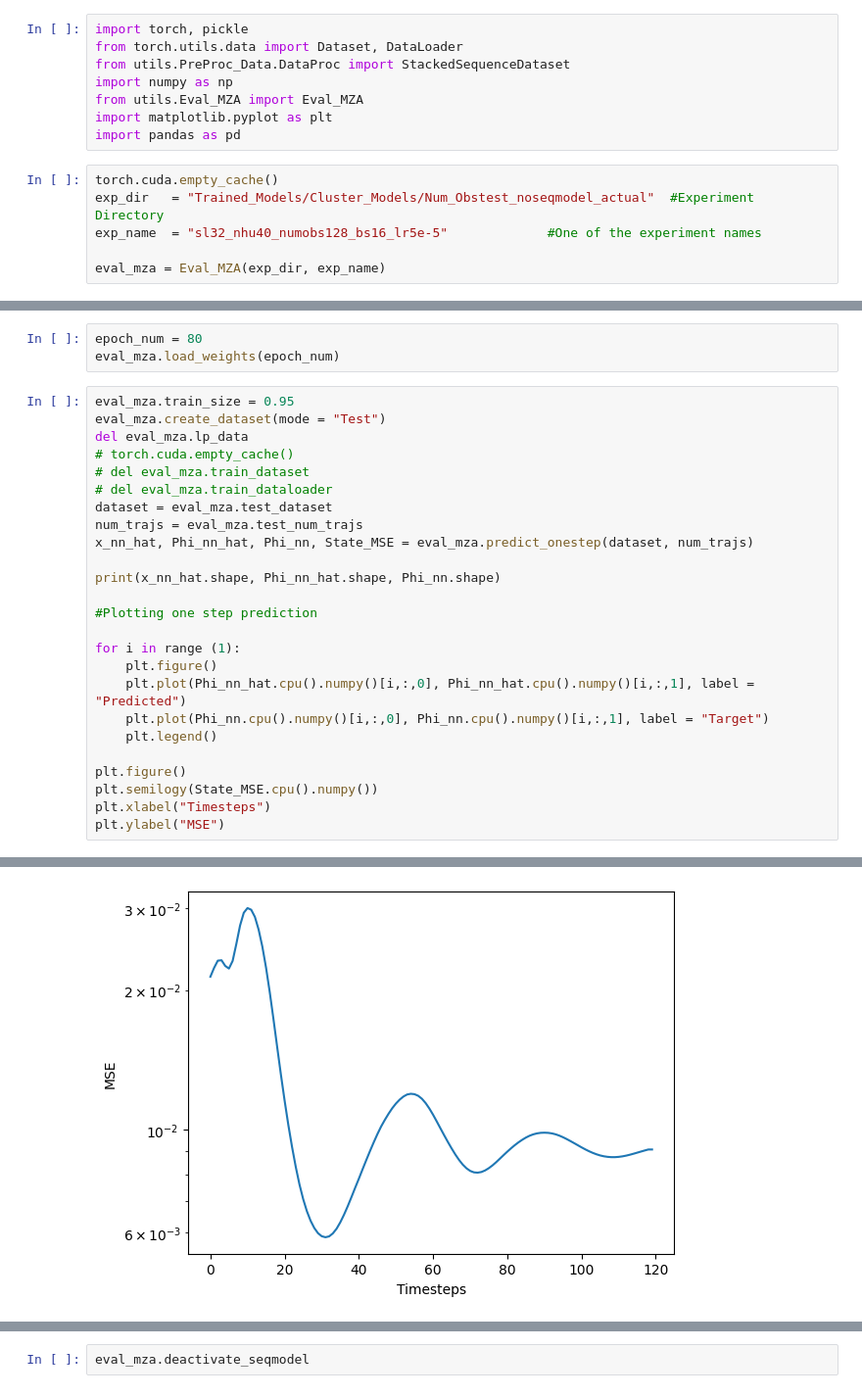
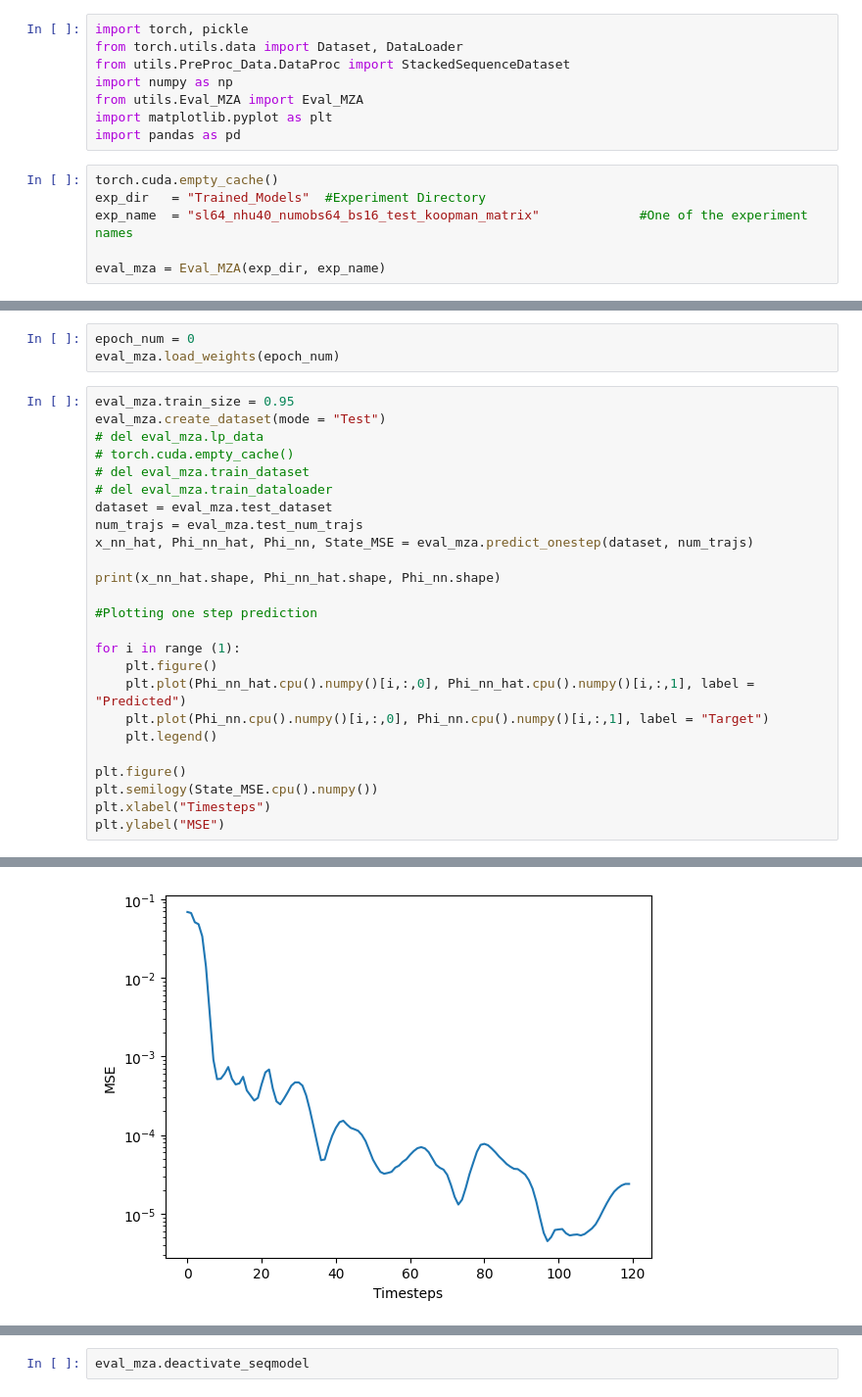
Before and after one commit to RigasLab/MZ-AE, a Jupyter notebook: eval_model_notebook.ipynb, the cells around one changed output, grey strips where cells are left out. Shown at 98% size. Drawn from its saved outputs; the diff is of its cells as text.

```diff
--- a/eval_model_notebook.ipynb
+++ b/eval_model_notebook.ipynb
@@ -8,7 +8,7 @@ import matplotlib.pyplot as plt
 import pandas as pd
 # %%
 torch.cuda.empty_cache()
-exp_dir   = "Trained_Models/Cluster_Models/Num_Obstest_noseqmodel_actual"  #Experiment Directory
-exp_name  = "sl32_nhu40_numobs128_bs16_lr5e-5"             #One of the experiment names
+exp_dir   = "Trained_Models"  #Experiment Directory
+exp_name  = "sl64_nhu40_numobs64_bs16_test_koopman_matrix"             #One of the experiment names
 
 eval_mza = Eval_MZA(exp_dir, exp_name)
@@ -23,10 +30,10 @@ eval_mza.plot_learning_curves()
 # %%
-epoch_num = 80
+epoch_num = 0
 eval_mza.load_weights(epoch_num)
 # %%
 eval_mza.train_size = 0.95
 eval_mza.create_dataset(mode = "Test")
-del eval_mza.lp_data
+# del eval_mza.lp_data
 # torch.cuda.empty_cache()
 # del eval_mza.train_dataset
 # del eval_mza.train_dataloader
@@ -56,3 +63,3 @@ Text(0, 0.5, 'MSE')
-[figure, old version]
+[figure, new version]
 # %%
 #multistep prediction
```
Also changed, not shown: parts of 5 cells of this notebook, 7 other files.
